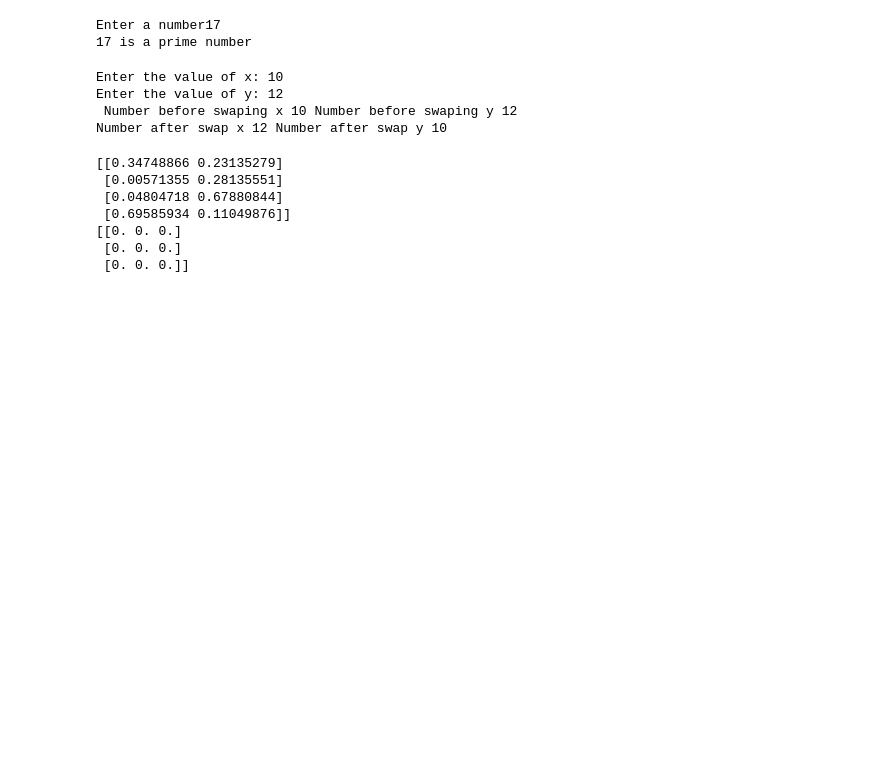
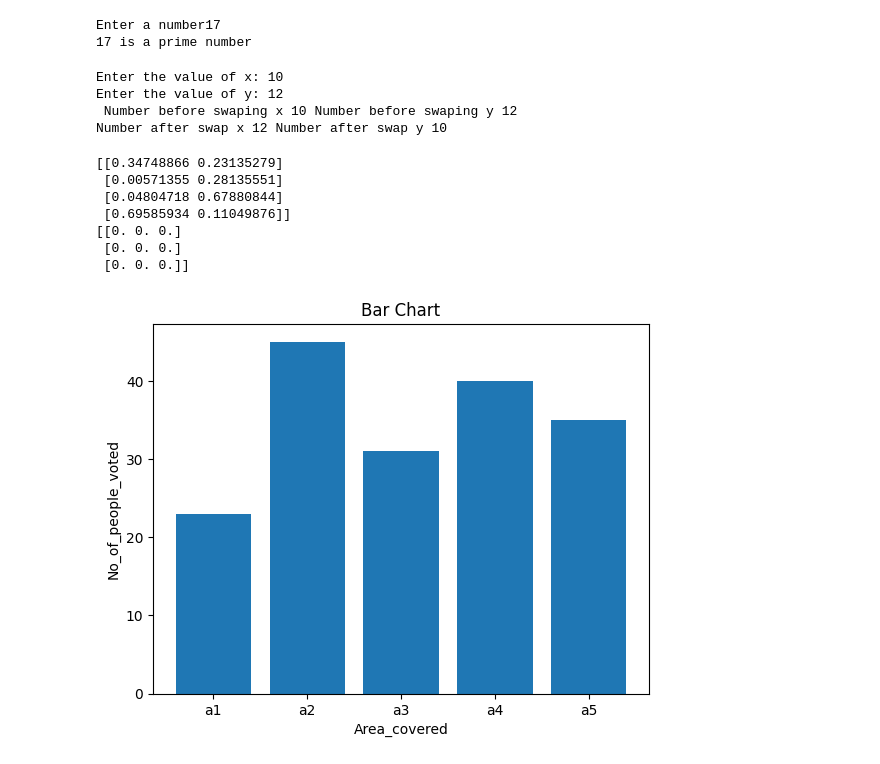
Before and after one commit to AmitK0105/AmitK0105, a Jupyter notebook: Untitled1.ipynb, the cells around one changed output. Cells and saved outputs as stored; diff of their text form; code cells hidden in the pictures; blank space fills up the shorter version.

```diff
--- a/Untitled1.ipynb
+++ b/Untitled1.ipynb
@@ -107,0 +105,12 @@ No_of_people_voted = []
+# %%
+# Question -10
+import matplotlib.pyplot as plt
+No_of_people_voted = [23, 45, 31, 40, 35]
+Area_covered =["a1","a2","a3","a4","a5"]
+plt.bar(Area_covered, No_of_people_voted)
+plt.title("Bar Chart")
+plt.xlabel("Area_covered")
+plt.ylabel("No_of_people_voted")
+plt.show()
+# %% [output]
+[figure, added]
```
Also changed, not shown: parts of 6 cells of this notebook.
